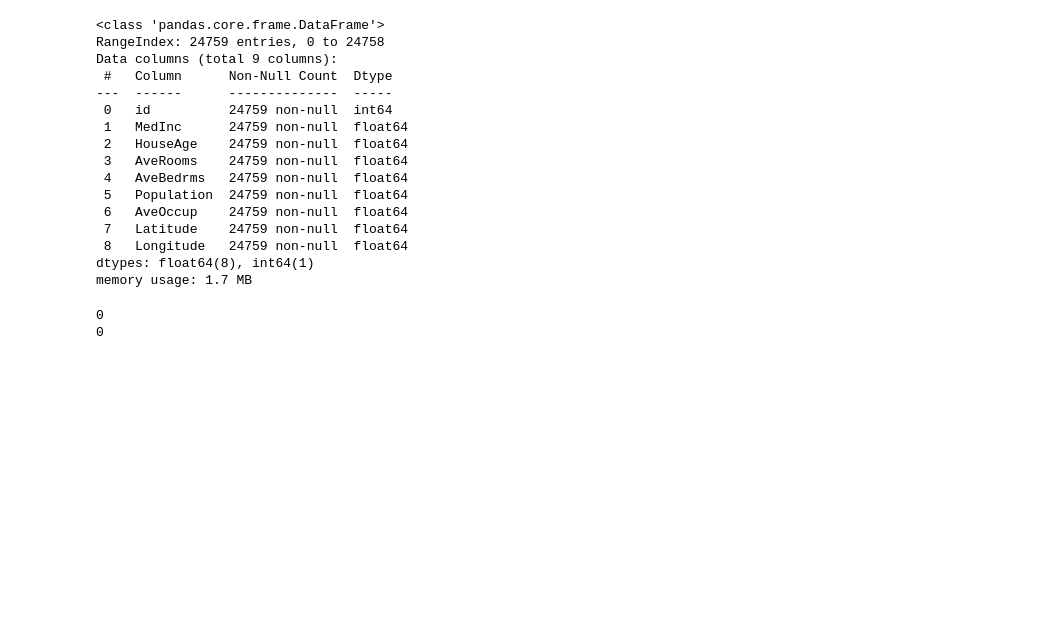
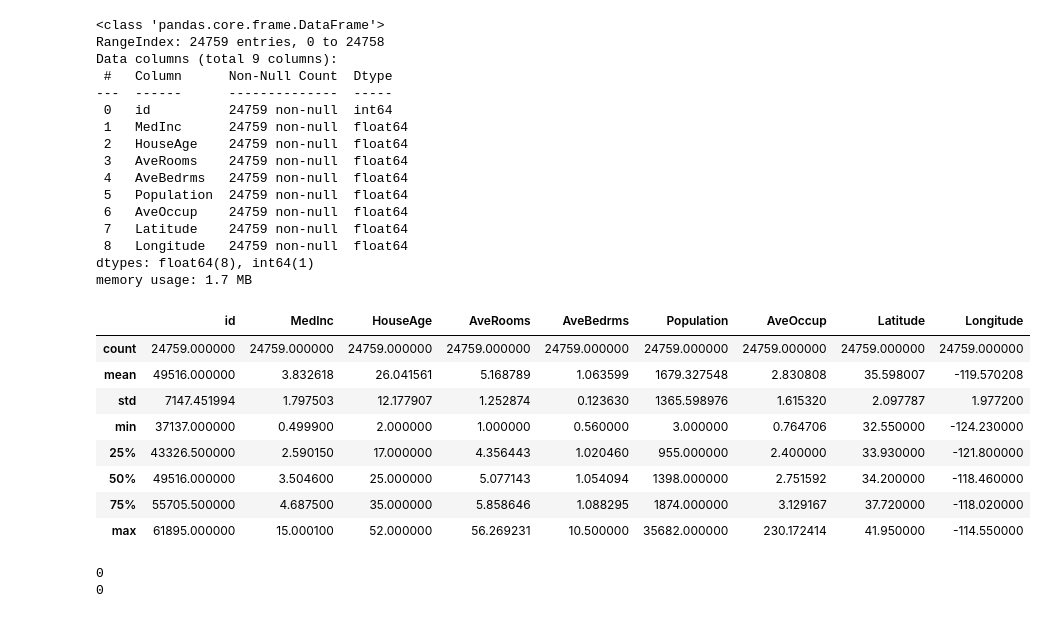
Before and after one commit to DohGwangSun/California-Housing-Value, a Jupyter notebook: California_Baseline.ipynb, the cells around one changed output. Cells and saved outputs as stored; diff of their text form; code cells hidden in the pictures; blank space fills up the shorter version.

```diff
--- a/California_Baseline.ipynb
+++ b/California_Baseline.ipynb
@@ -105,6 +115,18 @@ memory usage: 1.7 MB
 # %%
 # 24,759개
 # target인 MedHouseVal이 없습니다.
+# %%
+test.describe()
+# %% [output]
+|  | id | MedInc | HouseAge | AveRooms | AveBedrms | Population | AveOccup | Latitude | Longitude |
+| count | 24759.000000 | 24759.000000 | 24759.000000 | 24759.000000 | 24759.000000 | 24759.000000 | 24759.000000 | 24759.000000 | 24759.000000 |
+| mean | 49516.000000 | 3.832618 | 26.041561 | 5.168789 | 1.063599 | 1679.327548 | 2.830808 | 35.598007 | -119.570208 |
+| std | 7147.451994 | 1.797503 | 12.177907 | 1.252874 | 0.123630 | 1365.598976 | 1.615320 | 2.097787 | 1.977200 |
+| min | 37137.000000 | 0.499900 | 2.000000 | 1.000000 | 0.560000 | 3.000000 | 0.764706 | 32.550000 | -124.230000 |
+| 25% | 43326.500000 | 2.590150 | 17.000000 | 4.356443 | 1.020460 | 955.000000 | 2.400000 | 33.930000 | -121.800000 |
+| 50% | 49516.000000 | 3.504600 | 25.000000 | 5.077143 | 1.054094 | 1398.000000 | 2.751592 | 34.200000 | -118.460000 |
+| 75% | 55705.500000 | 4.687500 | 35.000000 | 5.858646 | 1.088295 | 1874.000000 | 3.129167 | 37.720000 | -118.020000 |
+| max | 61895.000000 | 15.000100 | 52.000000 | 56.269231 | 10.500000 | 35682.000000 | 230.172414 | 41.950000 | -114.550000 |
 # %%
 print(train.duplicated().sum())
 print(test.duplicated().sum())
```
Also changed, not shown: parts of 47 cells of this notebook.
